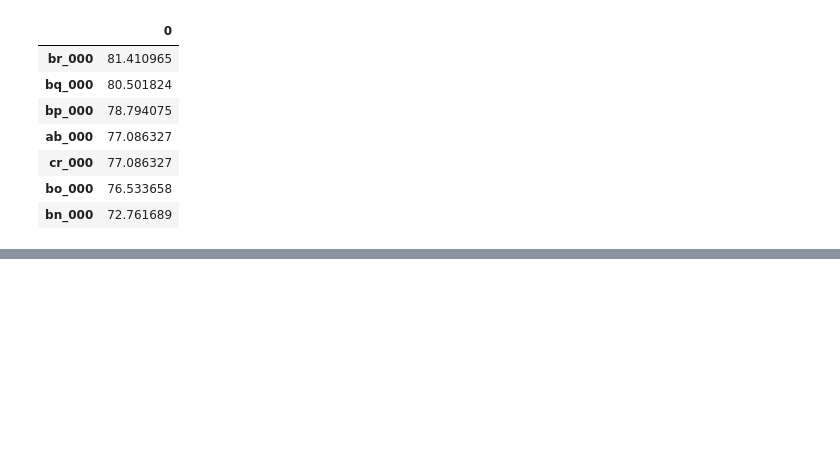
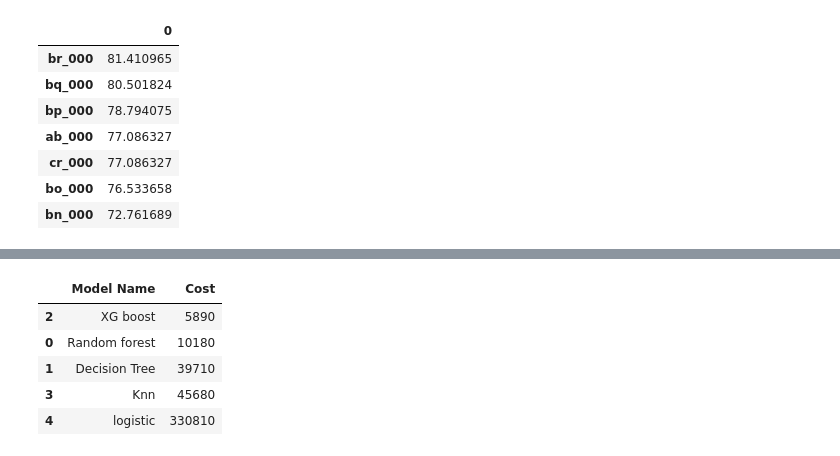
Before and after one commit to Chimmz/sensor-fault-detection, a Jupyter notebook: APS_fault.ipynb, the cells around one changed output, grey strips where cells are left out. Cells and saved outputs as stored; diff of their text form; code cells hidden in the pictures; blank space fills up the shorter version.

```diff
--- a/APS_fault.ipynb
+++ b/APS_fault.ipynb
@@ -175,23 +197,21 @@ X_mean = mean_pipeline.fit_transform(X) # Returns a (1, n) np array
 # %%
-# SMOTETomek does oversampling and undersampling combined.
 from imblearn.combine import SMOTETomek
-from imblearn.over_sampling import SMOTE
 
-smote_tomek = SMOTETomek(sampling_strategy='minority', random_state=42, n_jobs=-1)
-X_resampled, y_resampled = smote_tomek.fit_resample(X_mean, y)
+smt = SMOTETomek(sampling_strategy="minority", n_jobs=-1)
+X_res, y_res = smt.fit_resample(X_mean, y)
 # %%
 from sklearn.ensemble import RandomForestClassifier
+from sklearn.tree import DecisionTreeClassifier
+from xgboost import XGBClassifier
 from sklearn.neighbors import KNeighborsClassifier
 from sklearn.linear_model import LogisticRegression
-from sklearn.tree import DecisionTreeClassifier
-from xgboost import XGBClassifier
 
 models = {
-    'Random Forest': RandomForestClassifier(),
-    'KNN': KNeighborsClassifier(),
-    'Logistic Regression': LogisticRegression(),
-    'Decision Tree': DecisionTreeClassifier(),
-    'XG Boost': XGBClassifier()
+    "Random forest" : RandomForestClassifier(),
+    "Decision Tree" : DecisionTreeClassifier(),
+    "XG boost" : XGBClassifier(),
+    "Knn" : KNeighborsClassifier(),
+    "logistic" : LogisticRegression()
 }
 # %%
 from sklearn.model_selection import train_test_split
@@ -237,0 +272,2 @@ dict_values([RandomForestClassifier(), KNeighborsClassifier(), LogisticRegressio
+# %%
+report = evaluate_models(X_res, y_res, models)
@@ -237,0 +299,9 @@ dict_values([RandomForestClassifier(), KNeighborsClassifier(), LogisticRegressio
+# %%
+report
+# %% [output]
+|  | Model Name | Cost |
+| 2 | XG boost | 5890 |
+| 0 | Random forest | 10180 |
+| 1 | Decision Tree | 39710 |
+| 3 | Knn | 45680 |
+| 4 | logistic | 330810 |
```
Also changed, not shown: parts of 39 cells of this notebook.
